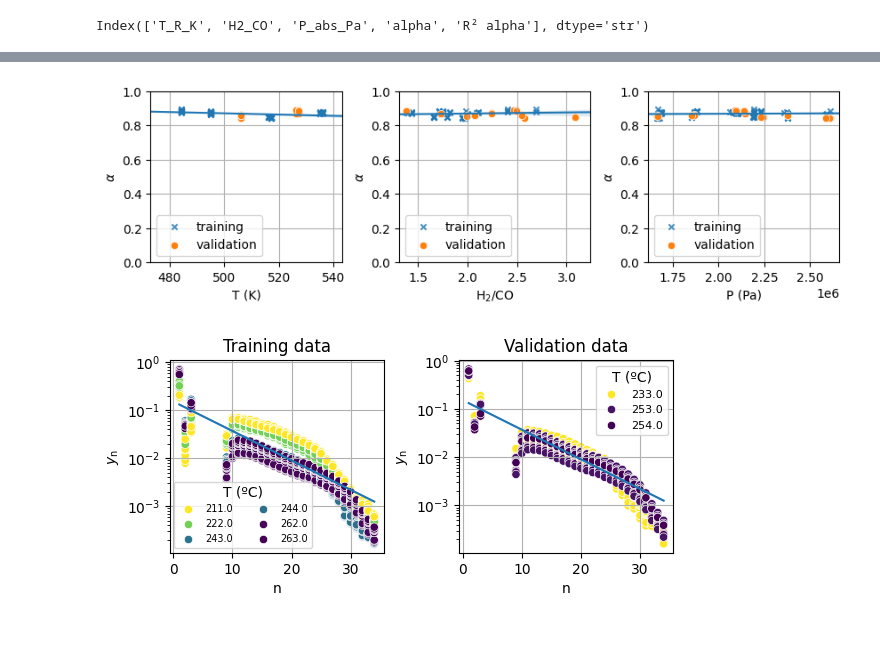
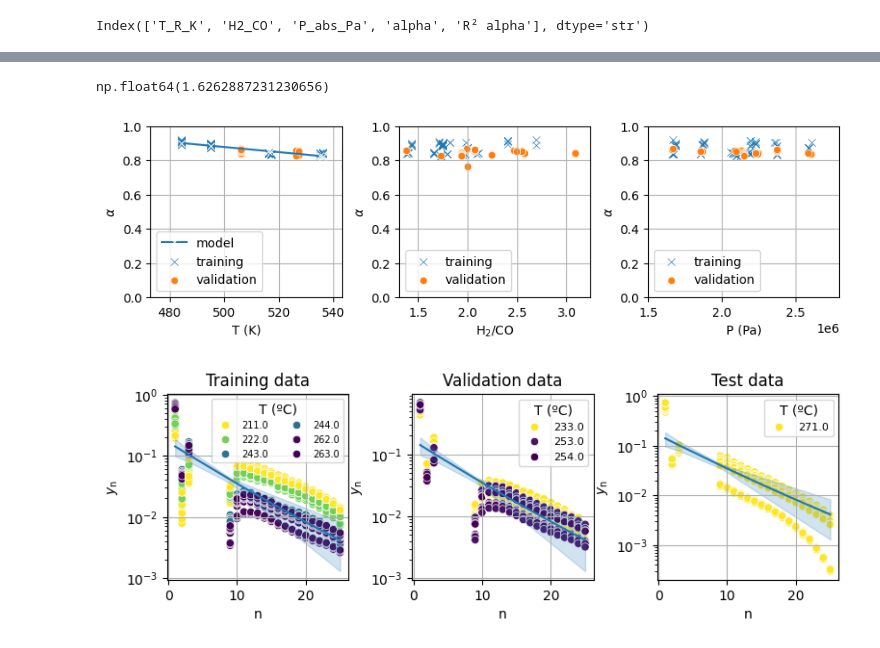
Before and after one commit to rafaelbeloduarte/SAF_kinetics_paper_code_with_WGS, a Jupyter notebook: fit_alpha.ipynb, the cells around one changed output, grey strips where cells are left out. Saved outputs shown, nothing was run; the diff lists cells and outputs as text; code cells hidden in the pictures.

```diff
--- a/fit_alpha.ipynb
+++ b/fit_alpha.ipynb
@@ -59,8 +93,10 @@ Fn_exp_olefins.columns = Fn_exp_olefins.columns.astype('int32')
 # %%
 Fn_exp = Fn_exp_parafins.copy()
+mn_exp = mn_exp_parafins.copy()
 # %%
 for i in Ns_olefins.values():
     Fn_exp[i] = Fn_exp[i] + Fn_exp_olefins[i]
+    mn_exp[i] = mn_exp_parafins[i] + mn_exp_olefins[i]
 # %%
 # drop rows with zeros
 Fn_exp = Fn_exp[(Fn_exp != 0).all(axis=1)]
@@ -96,3 +137,11 @@ alphas.columns
 Index(['T_R_K', 'H2_CO', 'P_abs_Pa', 'alpha', 'R² alpha'], dtype='str')
 # %%
 alphas['training'] = data.training
+# %%
+x = alphas.loc[loc_training].T_R_K.values.reshape(-1, 1)
+y = alphas.loc[loc_training].alpha.values
+
+model_alpha_T = LinearRegression()
+model_alpha_T.fit(x, y) # Fit the model to the training data
+
+alphas['alpha_model']  = model_alpha_T.predict(alphas.T_R_K.values.reshape(-1, 1))
@@ -98,0 +152,4 @@ alphas['training'] = data.training
+# %%
+model_alpha_T.intercept_
+# %% [output]
+np.float64(1.6262887231230656)
@@ -103,10 +162,14 @@ plt.subplots_adjust(wspace=0.3)
 colors = sns.color_palette()
 
 ax[0].set_xlim(200+273, 270+273)
-sns.regplot(x='T_R_K', y='alpha', data=alphas.loc[data.training], ax = ax[0],
-           line_kws = {'lw': 1.5}, scatter_kws = {'s': 20},
-           label = 'training', marker = 'x', color = colors[0], truncate=False
-           )
+# sns.regplot(x='T_R_K', y='alpha', data=alphas.loc[data.training], ax = ax[0],
+#            line_kws = {'lw': 1.5}, scatter_kws = {'s': 20},
+#            label = 'training', marker = 'x', color = colors[0], truncate=False
+#            )
+sns.lineplot(x='T_R_K', y='alpha_model', data=alphas.loc[data.training],
+                ax = ax[0], label = 'model', marker = 'x', color = colors[0])
+sns.scatterplot(x='T_R_K', y='alpha', data=alphas.loc[data.training],
+                ax = ax[0], label = 'training', marker = 'x', color = colors[0])
 sns.scatterplot(x='T_R_K', y='alpha', data=alphas.loc[~data.training],
                 ax = ax[0], label = 'validation', marker = 'o', color = colors[1])
 
@@ -116,10 +179,12 @@ ax[0].set_ylabel(r'$\alpha$')
 ax[0].set_xlabel('T (K)')
 
 ax[1].set_xlim(0.95 * alphas.H2_CO.min(), 1.05 * alphas.H2_CO.max())
-sns.regplot(x='H2_CO', y='alpha', data=alphas.loc[alphas.training], ax = ax[1],
-           line_kws = {'lw': 1.5}, scatter_kws = {'s': 20},
-           label = 'training', marker = 'x', color = colors[0], truncate=False
-           )
+# sns.regplot(x='H2_CO', y='alpha', data=alphas.loc[alphas.training], ax = ax[1],
+#            line_kws = {'lw': 1.5}, scatter_kws = {'s': 20},
+#            label = 'training', marker = 'x', color = colors[0], truncate=False
+#            )
+sns.scatterplot(x='H2_CO', y='alpha', data=alphas.loc[alphas.training],
+                ax = ax[1], label = 'training', marker = 'x', color = colors[0])
 sns.scatterplot(x='H2_CO', y='alpha', data=alphas.loc[~alphas.training],
                 ax = ax[1], label = 'validation', marker = 'o', color = colors[1])
 ax[1].grid('both')
@@ -128,14 +193,17 @@ ax[1].set_ylabel(r'$\alpha$')
 ax[1].set_xlabel(r'$\mathrm{H_2 / CO}$')
 
 ax[1].set_xlim(0.95 * alphas.H2_CO.min(), 1.05 * alphas.H2_CO.max())
-sns.regplot(x='P_abs_Pa', y='alpha', data=alphas.loc[alphas.training], ax = ax[2],
-           line_kws = {'lw': 1.5}, scatter_kws = {'s': 20},
-           label = 'training', marker = 'x', color = colors[0], truncate=False
-           )
+# sns.regplot(x='P_abs_Pa', y='alpha', data=alphas.loc[alphas.training], ax = ax[2],
+#            line_kws = {'lw': 1.5}, scatter_kws = {'s': 20},
+#            label = 'training', marker = 'x', color = colors[0], truncate=False
+#            )
+sns.scatterplot(x='P_abs_Pa', y='alpha', data=alphas.loc[alphas.training],
+                ax = ax[2], label = 'training', marker = 'x', color = colors[0])
 sns.scatterplot(x='P_abs_Pa', y='alpha', data=alphas.loc[~alphas.training],
                 ax = ax[2], label = 'validation', marker = 'o', color = colors[1])
 ax[2].grid('both')
 ax[2].set_ylim(0,1)
+ax[2].set_xlim(15e5,28e5)
 ax[2].set_ylabel(r'$\alpha$')
 ax[2].set_xlabel('P (Pa)')
 
@@ -145,7 +213,7 @@ plt.savefig('/home/rafael/GoogleDrive/uem/Doutorado/Papers/SAF_kinetics/figures/
 
 plt.show()
 # %% [output]
-[figure, old version]
+[figure, new version]
 # %%
 # visualizing yn
 yn_plot = yn_exp.copy()
@@ -156,5 +224,5 @@ yn_plot['P_Pa'] = data.P_abs_Pa
 yn_plot['index'] = data.index.values
 yn_plot = yn_plot.melt(id_vars = ['T_R_K', 'T_R_C',
                                   'H2_CO', 'P_Pa', 'index'], value_name = 'yn_exp', var_name = 'n')
-yn_plot['mean_alpha'] = alphas.loc[data.training].alpha.mean()
-yn_plot['yn_model'] = ( 1 - yn_plot.mean_alpha.values ) * yn_plot.mean_alpha.values ** ( yn_plot.n.values - 1 )
+yn_plot['alpha'] = model_alpha_T.predict(yn_plot.T_R_K.values.reshape(-1, 1))
+yn_plot['yn_model'] = ( 1 - yn_plot.alpha.values ) * yn_plot.alpha.values ** ( yn_plot.n.values - 1 )
@@ -164,40 +229,53 @@ val_idx = data.loc[~data.training].index
 # %%
-fig, ax = plt.subplots(1,2,figsize=(6.5, 2.5))
+fig, ax = plt.subplots(1,3,figsize=(9, 2.5))
 plt.subplots_adjust(wspace=0.35)
 
 sns.scatterplot(x='n', y='yn_exp',
-             data=yn_plot[yn_plot['index'].isin(train_idx)],
+             data=yn_plot[yn_plot['index'].isin(idx_training)],
              hue = 'T_R_C', palette = 'viridis_r', ax = ax[0], hue_order= [210,220,240,260])
 
 sns.lineplot(x='n', y='yn_model',
-             data=yn_plot, ax = ax[0])
+             data=yn_plot, ax = ax[0], errorbar = ("pi", 100))
 
 ax[0].grid('both')
 ax[0].legend(title = 'T (ºC)', fontsize = 7, ncols = 2)
 ax[0].set_ylabel(r'$y_\mathrm{n}$')
 ax[0].set_yscale('log')
 ax[0].set_title('Training data')
 
 sns.scatterplot(x='n', y='yn_exp',
-             data=yn_plot[yn_plot['index'].isin(val_idx)],
+             data=yn_plot[yn_plot['index'].isin(idx_validation)],
              hue = 'T_R_C', palette = 'viridis_r', ax = ax[1])
 
 sns.lineplot(x='n', y='yn_model',
-             data=yn_plot, ax = ax[1])
+             data=yn_plot, ax = ax[1], errorbar = ("pi", 100))
 
 ax[1].grid('both')
 ax[1].legend(title = 'T (ºC)', fontsize = 8)
 ax[1].set_ylabel(r'$y_\mathrm{n}$')
 ax[1].set_yscale('log')
 ax[1].set_title('Validation data')
 
+sns.scatterplot(x='n', y='yn_exp',
+             data=yn_plot[yn_plot['index'].isin(idx_test)],
+             hue = 'T_R_C', palette = 'viridis_r', ax = ax[2])
+
+sns.lineplot(x='n', y='yn_model',
+             data=yn_plot, ax = ax[2], errorbar = ("pi", 100))
+
+ax[2].grid('both')
+ax[2].legend(title = 'T (ºC)', fontsize = 8)
+ax[2].set_ylabel(r'$y_\mathrm{n}$')
+ax[2].set_yscale('log')
+ax[2].set_title('Test data')
+
 fig_name = 'y_n_distribution.pdf'
 plt.savefig('/home/rafael/GoogleDrive/uem/Doutorado/Papers/SAF_kinetics/figures/'+fig_name,
             bbox_inches = 'tight')
 
 plt.show()
 # %% [output]
-[figure, old version]
+[figure, new version]
 # %%
 alphas.loc[data.training].alpha.mean()
 # %% [output]
```
Also changed, not shown: parts of 18 cells of this notebook, 41 other files.
